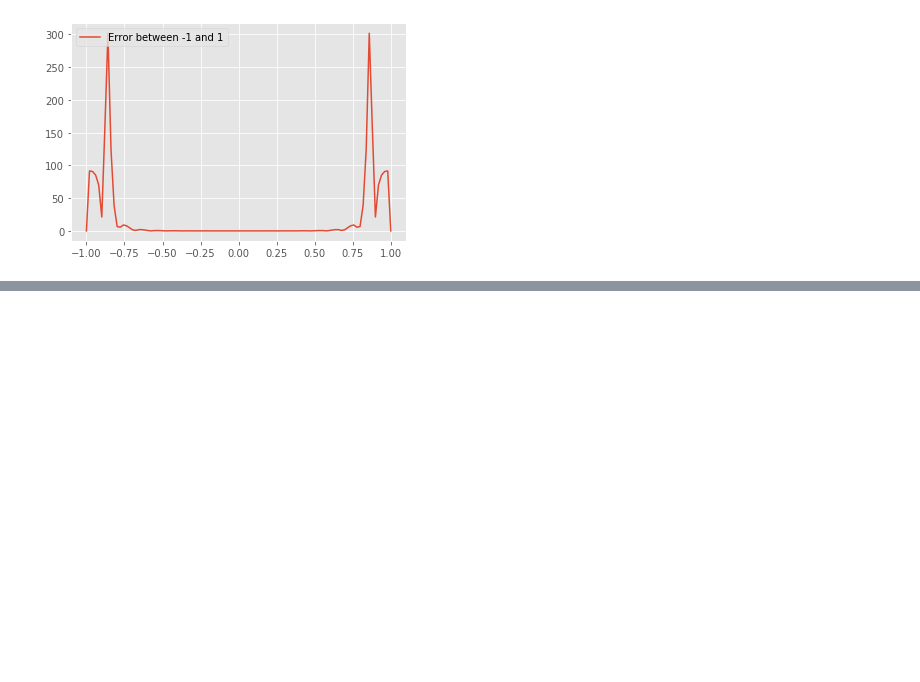
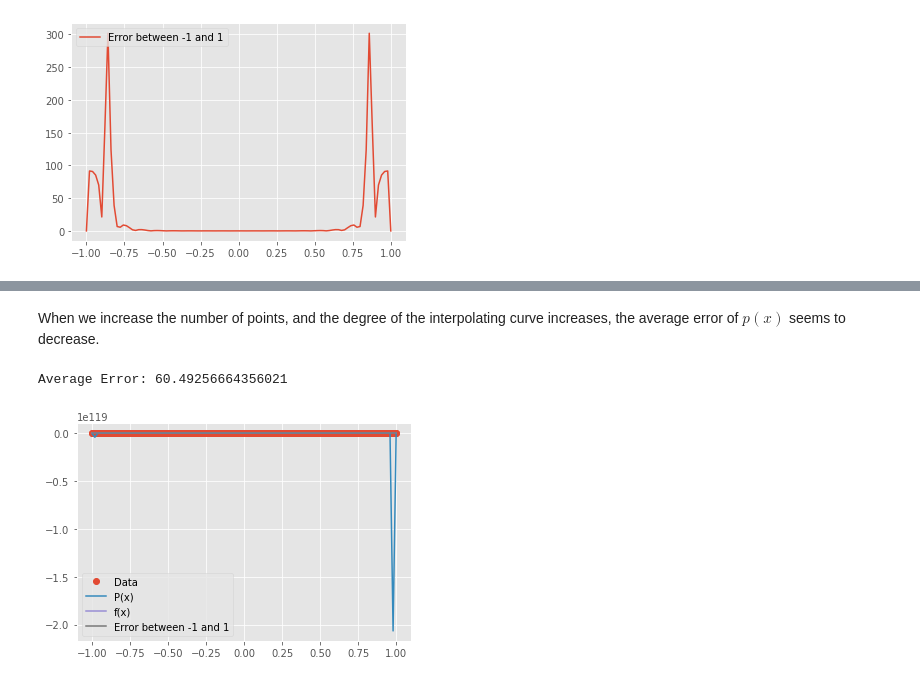
Before and after one commit to cu-numcomp/numcomp-team-project-group_project_csci_3656_team_d, a Jupyter notebook: project.ipynb, the cells around one changed output, grey strips where cells are left out. Saved outputs shown, nothing was run; the diff lists cells and outputs as text; code cells hidden in the pictures; blank space fills up the shorter version.

```diff
--- a/project.ipynb
+++ b/project.ipynb
@@ -160,0 +175,12 @@ Blender as software has a built in method to utilize Bezier curves; with this in
+# %% [markdown]
+When we increase the number of points, and the degree of the interpolating curve increases, the average error of $p(x)$ seems to decrease.
+# %%
+
+p,error,total_error = plotFunctionWitGivenPoints(500)
+average_error = total_error / x_0.size
+plt.plot(x_0, error,label='Error between -1 and 1')
+plt.legend(loc='lower left');
+print('Average Error:', average_error)
+# %% [output]
+Average Error: 60.49256664356021
+[figure, added]
```
Also changed, not shown: parts of 20 cells of this notebook, 2 other files.
